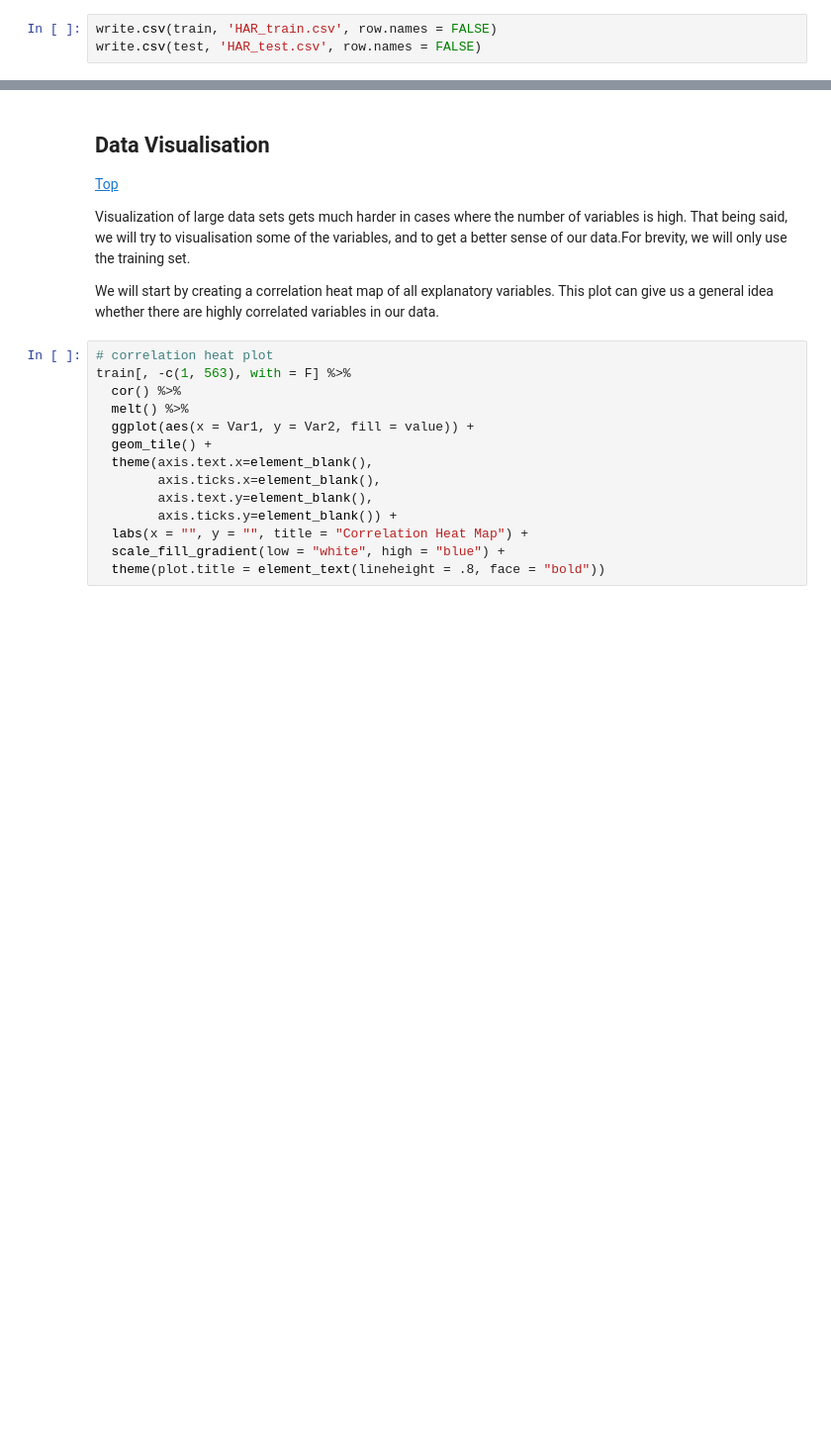
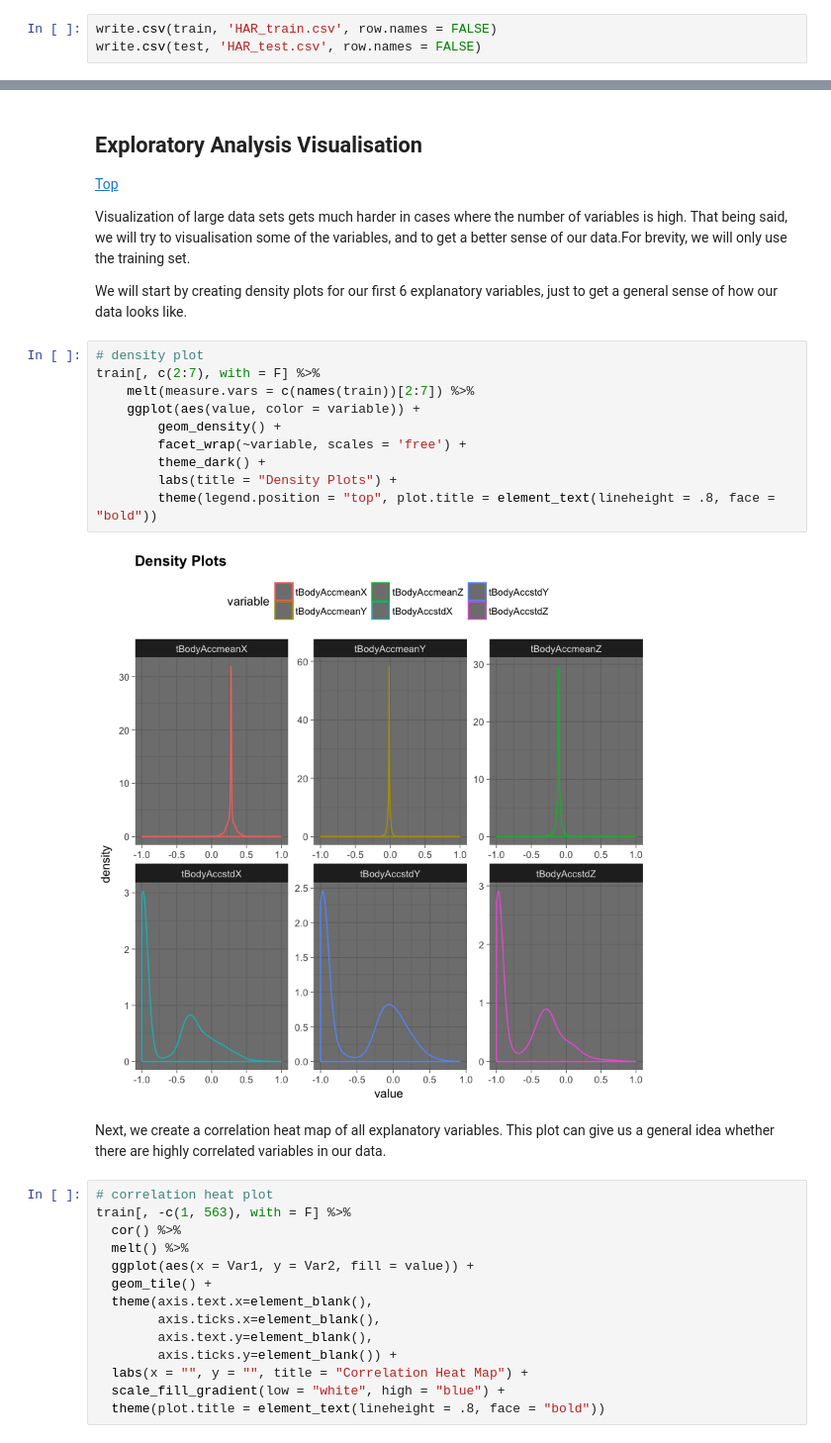
Before and after one commit to AvivNavon/HAR, a Jupyter notebook: HAR_Notebook.ipynb, the cells around one changed output, grey strips where cells are left out. Shown at 99% size. Cells and saved outputs as stored; diff of their text form; blank space fills up the shorter version.

```diff
--- a/HAR_Notebook.ipynb
+++ b/HAR_Notebook.ipynb
@@ -316,5 +319,5 @@ PCA needed 102 components to capture 95 percent of the variance.
 # %% [markdown]
-## Data Visualisation
+## Exploratory Analysis Visualisation
 
 [Top](#Human-Activity-Recognition)
 
@@ -322,8 +325,22 @@ Visualization of large data sets gets much harder in cases where the number of v
 That being said, we will try to visualisation some of the variables, and to get a better sense of our data.For brevity,
 we will only use the training set.
 
-We will start by creating a correlation heat map of all explanatory variables.
-This plot can give us a general idea whether there are highly correlated variables in our data.
+We will start by creating density plots for our first 6 explanatory variables, just to get a general sense of how our data looks like.
+# %%
+# density plot
+train[, c(2:7), with = F] %>%
+    melt(measure.vars = c(names(train))[2:7]) %>%
+    ggplot(aes(value, color = variable)) +
+        geom_density() +
+        facet_wrap(~variable, scales = 'free') +
+        theme_dark() +
+        labs(title = "Density Plots") +
+        theme(legend.position = "top", plot.title = element_text(lineheight = .8, face = "bold"))
+# %% [output]
+[figure, added]
+# %% [markdown]
+Next, we create a correlation heat map of all explanatory variables.
+This plot can give us a general idea whether there are highly correlated variables in our data.
 # %%
 # correlation heat plot
 train[, -c(1, 563), with = F] %>%
```
Also changed, not shown: parts of 28 cells of this notebook.
